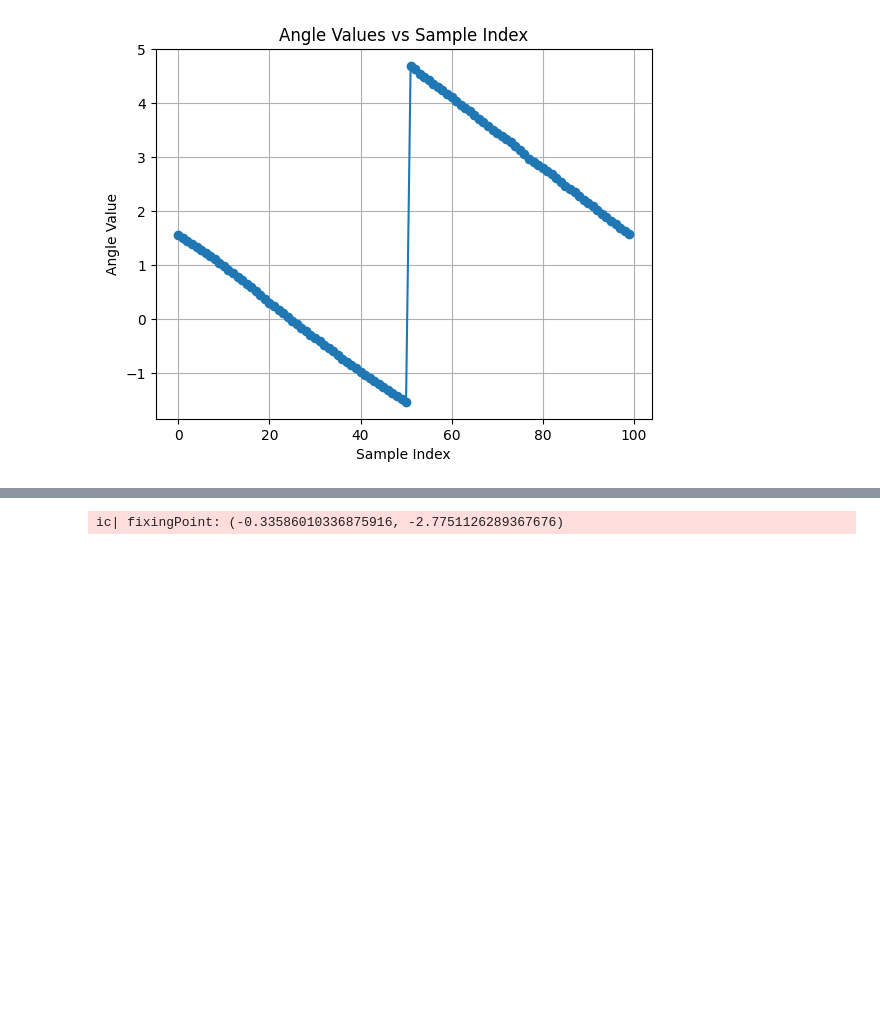
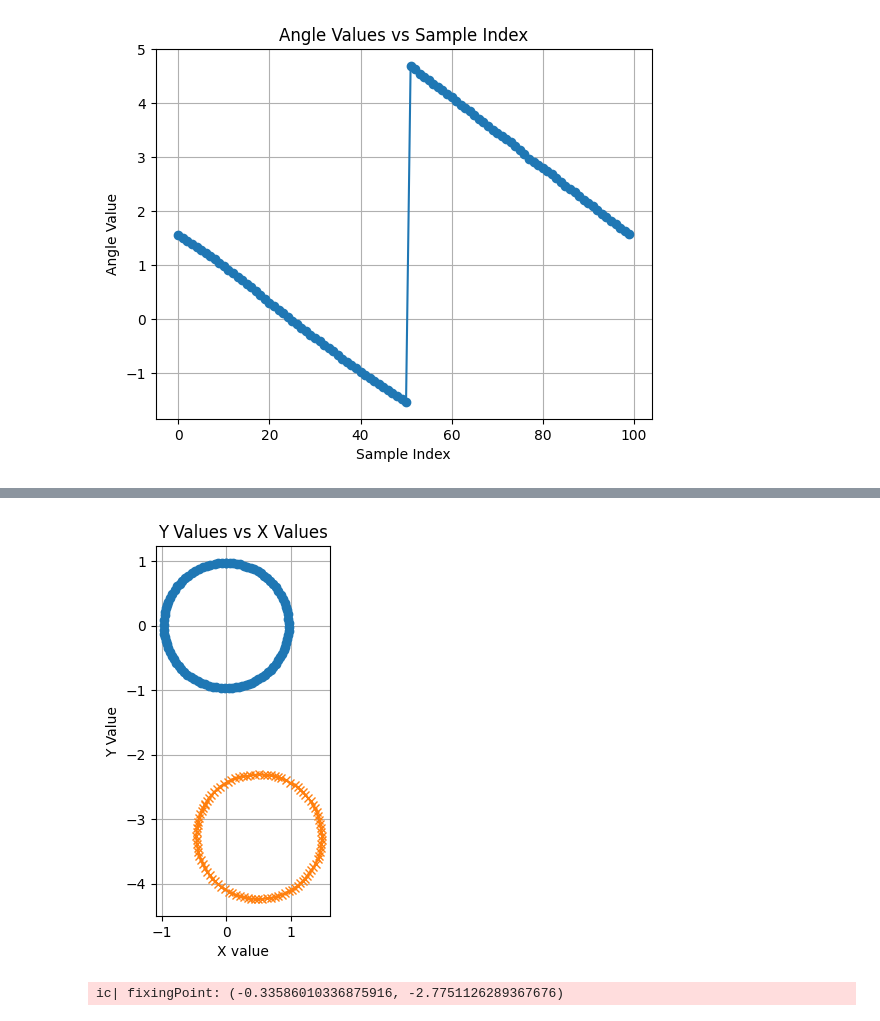
Before and after one commit to Team488/VR_NetworkTables2024, a Jupyter notebook: fieldCalibrateDebug.ipynb, the cells around one changed output, grey strips where cells are left out. Saved outputs shown, nothing was run; the diff lists cells and outputs as text; code cells hidden in the pictures; blank space fills up the shorter version.

```diff
--- a/fieldCalibrateDebug.ipynb
+++ b/fieldCalibrateDebug.ipynb
@@ -99,3 +128,21 @@ plt.show()
+# %%
+# Plot
+# Create the plot
+fig, ax = plt.subplots()
+
+
+# Set aspect to be square
+ax.set_aspect('equal')
+ax.plot(x_values_FRC_circle_samples, y_values_FRC_circle_samples, marker='o')
+ax.plot(x_values_circle_samples, y_values_circle_samples, marker='x')
+plt.title('Y Values vs X Values')
+plt.xlabel('X value')
+plt.ylabel('Y Value')
+# Set aspect to be square
+plt.grid(True)
+plt.show()
+# %% [output]
+[figure, added]
 # %%
 fixingPoint = circle_samples[0]
 ic(fixingPoint)
```
Also changed, not shown: parts of 15 cells of this notebook.
